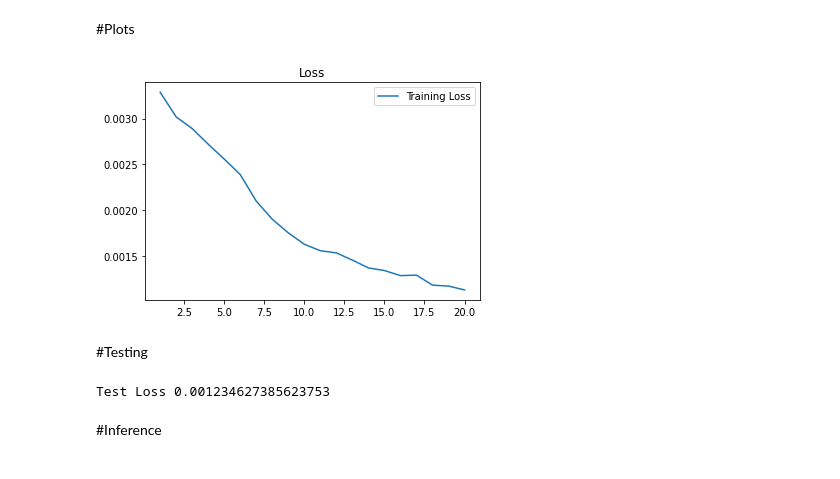
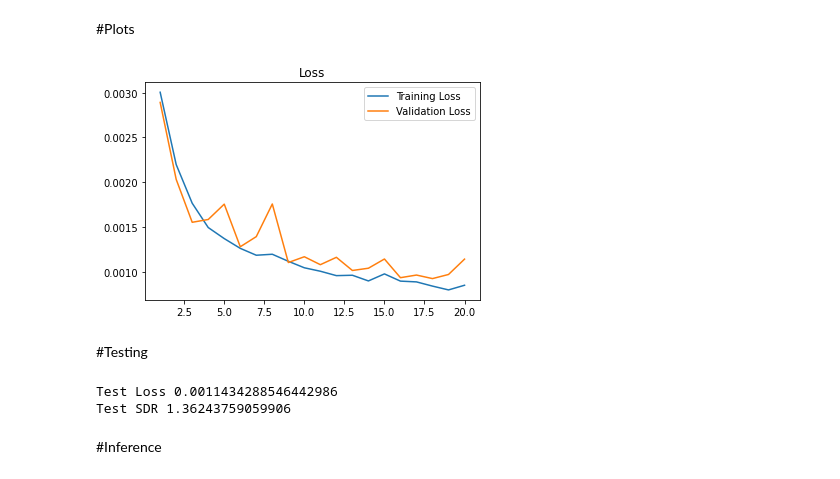
Before and after one commit to agtushar/audio-source-separation, a Jupyter notebook: ASR_UNET.ipynb, the cells around one changed output. Drawn from its saved outputs; the diff is of its cells as text; code cells hidden in the pictures.

```diff
--- a/ASR_UNET.ipynb
+++ b/ASR_UNET.ipynb
@@ -206,0 +260,4 @@ print('Noise Tensor Shape',noise_tensor.shape)
+# %%
+voice_tensor = torch.load('./voice_tensor.pt')
+noise_tensor = torch.load('./noise_tensor.pt')
+print(voice_tensor.shape,noise_tensor.shape)
@@ -316,8 +376,7 @@ def single_conv(in_channels, out_channels):
 class Unet(torch.nn.Module):
     def __init__(self):
         super(Unet, self).__init__()
-        # manas
-        nfilter = 4 #16
+        nfilter = 16
         self.dconv_down1 = double_conv(2, nfilter)
         self.dconv_down2 = double_conv(nfilter, 2*nfilter)
         self.dconv_down3 = double_conv(2*nfilter, 4*nfilter)
@@ -416,7 +475,8 @@ from tqdm import tqdm_notebook
 ## NUMBER OF EPOCHS TO TRAIN
 N_EPOCHS = 20
 
-epoch_loss, epoch_acc= [], []
+epoch_loss, epoch_val_loss = [], []
+
 
 for e in range(N_EPOCHS):
 
@@ -424,7 +484,6 @@ for e in range(N_EPOCHS):
 
     ### TRAINING LOOP
     running_loss = 0
-    running_accuracy = 0
 
     ## Put the network in training mode
     net.train()
@@ -433,7 +492,6 @@ for e in range(N_EPOCHS):
 
         # Get a batch from the dataloader
         x = batch[0]
-        # manas
         noises = batch[2]
 
         # move the batch to GPU
@@ -462,6 +520,36 @@ for e in range(N_EPOCHS):
     print("Training loss:", running_loss/float(len(train_set)))
 
     epoch_loss.append(running_loss/len(train_set))
+
+    ### Validation LOOP
+    running_val_loss = 0
+
+    ## Put the network in validation mode
+    net.eval()
+
+    for i, batch in enumerate(val_dl):
+      with torch.no_grad():
+
+        # Get a batch from the dataloader
+        x = batch[0]
+        noises = batch[2]
+
+        # move the batch to GPU
+        x = x.to(device)
+        noises = noises.to(device)
+
+        # Compute the network output
+        y = net(x)
+
+        # Compute the loss
+        loss = criterion(y, noises)
+
+        ## Compute some statistics
+        running_val_loss += loss.item()
+
+    print("Validation loss:", running_val_loss/float(len(val_set)))
+
+    epoch_val_loss.append(running_val_loss/len(val_set))
 # %% [output]
 EPOCH: 0
 Please use `tqdm.notebook.tqdm` instead of `tqdm.tqdm_notebook`
@@ -487,19 +575,23 @@ Training loss: 0.0011297688626218587
 # %%
 epochs = range(1,len(epoch_loss)+1)
 plt.plot(epochs,epoch_loss,label='Training Loss')
+plt.plot(epochs,epoch_val_loss,label='Validation Loss')
 plt.title('Loss')
 plt.legend()
 plt.show()
 # %% [output]
-[figure, old version]
+[figure, new version]
 # %% [markdown]
 #Testing
 # %%
+
+
 # for now test on val set
 net.eval()
 test_loss = 0
+test_sdr = 0
 
-for i,batch in enumerate(val_dl):
+for i,batch in enumerate(test_dl):
   with torch.no_grad():
     # Get a batch from the dataloader
     x = batch[0]
@@ -514,11 +606,24 @@ for i,batch in enumerate(val_dl):
 
     # Compute the loss
     loss = criterion(y, noises)
+    test_loss += loss.item()
+    dim = n_fft//2 + 1
+    reference = noises.to('cpu').detach().numpy()
+    reference = np.sqrt(reference[:,:,:,0]**2 + reference[:,:,:,1]**2)
+    reference = reference.reshape((x.shape[0],dim*dim))
 
+    estimation = y.to('cpu').detach().numpy()
+    estimation = np.sqrt(estimation[:,:,:,0]**2 + estimation[:,:,:,1]**2)
+    estimation = estimation.reshape((x.shape[0],dim*dim))
 
-    test_loss += loss.item()
-test_loss = test_loss/len(val_set)
+    sdr = si_sdr(reference,estimation)
+    test_sdr += np.sum(sdr)
+
+test_loss = test_loss/len(test_set)
+test_sdr = test_sdr/len(test_set)
 
 print('Test Loss',test_loss)
+print('Test SDR',test_sdr)
 # %% [output]
-Test Loss 0.001234627385623753
+Test Loss 0.0011434288546442986
+Test SDR 1.36243759059906
```
Also changed, not shown: parts of 25 cells of this notebook.
